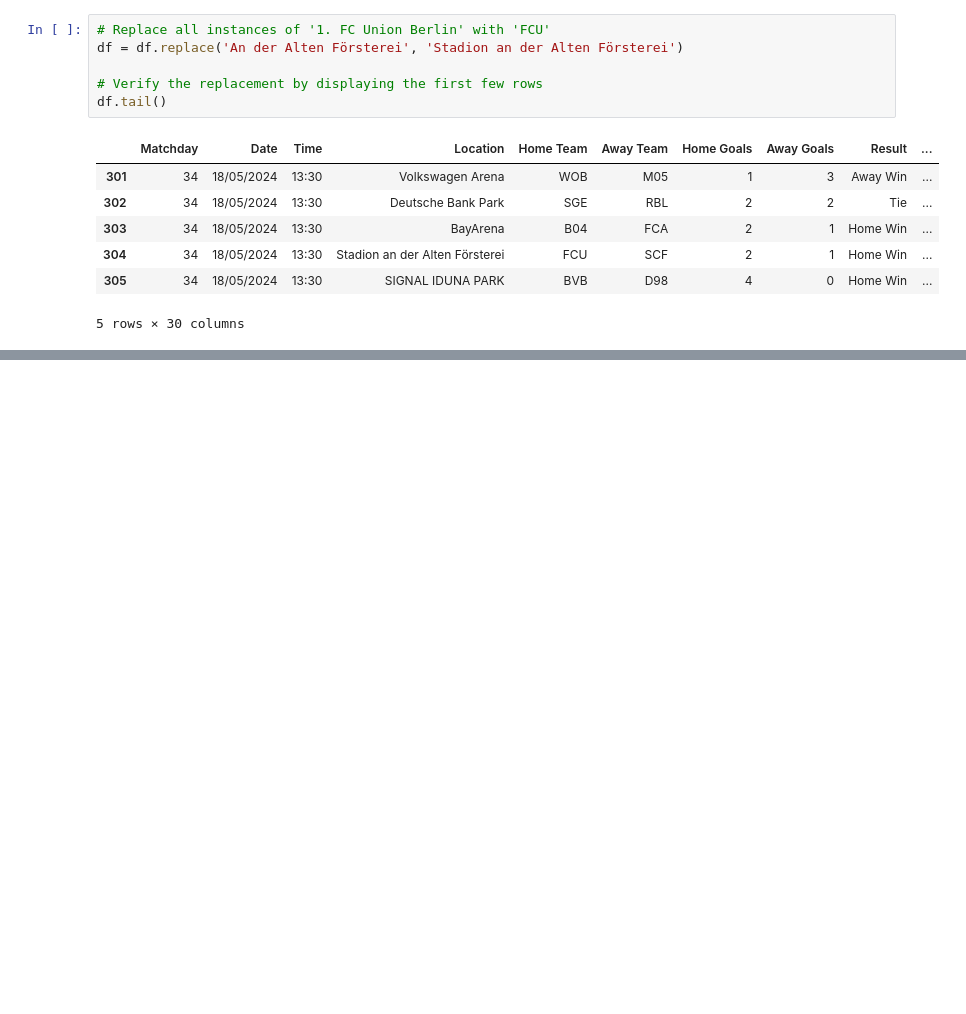
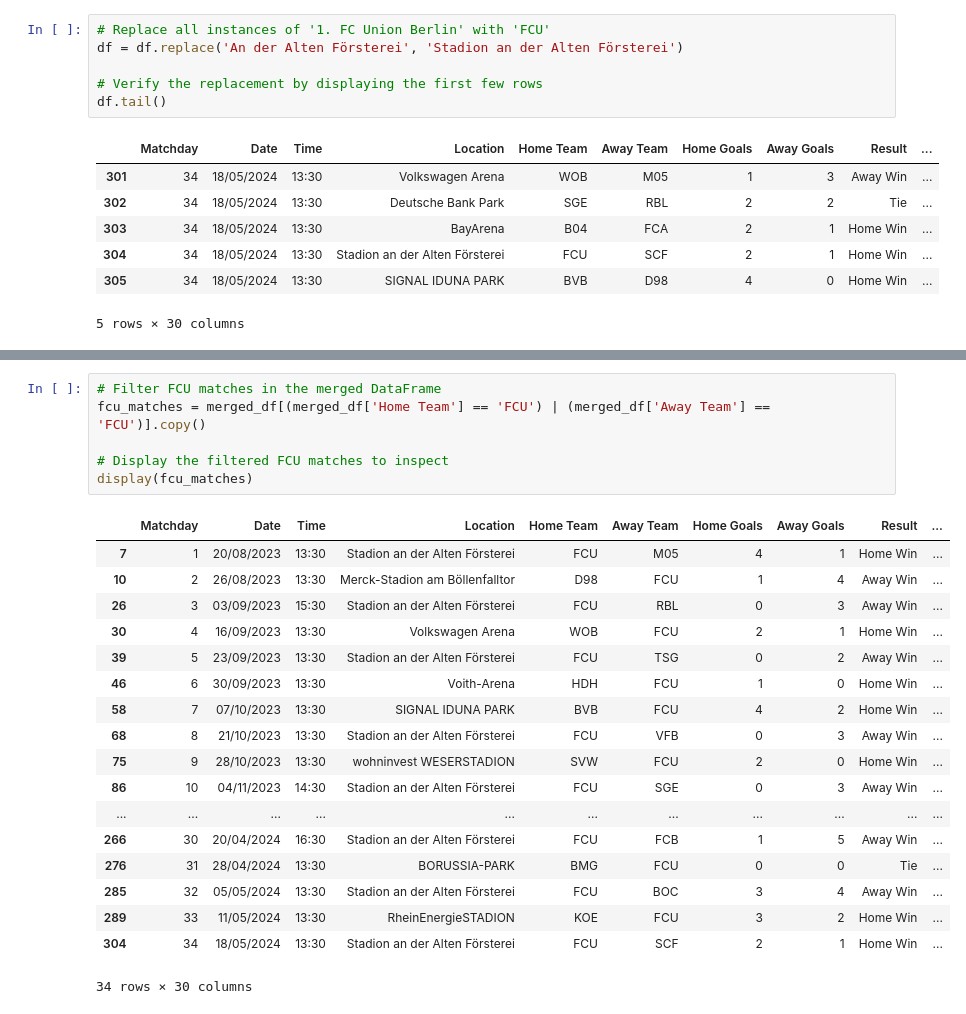
Before and after one commit to aeknab/moneyball, a Jupyter notebook: Data Wrangling.ipynb, the cells around one changed output, grey strips where cells are left out. Saved outputs shown, nothing was run; the diff lists cells and outputs as text; blank space fills up the shorter version.

```diff
--- a/Data Wrangling.ipynb
+++ b/Data Wrangling.ipynb
@@ -48,0 +259,25 @@ df.tail()
+# %%
+# Filter FCU matches in the merged DataFrame
+fcu_matches = merged_df[(merged_df['Home Team'] == 'FCU') | (merged_df['Away Team'] == 'FCU')].copy()
+
+# Display the filtered FCU matches to inspect
+display(fcu_matches)
+# %% [output]
+|  | Matchday | Date | Time | Location | Home Team | Away Team | Home Goals | Away Goals | Result | ... |
+| 7 | 1 | 20/08/2023 | 13:30 | Stadion an der Alten Försterei | FCU | M05 | 4 | 1 | Home Win | ... |
+| 10 | 2 | 26/08/2023 | 13:30 | Merck-Stadion am Böllenfalltor | D98 | FCU | 1 | 4 | Away Win | ... |
+| 26 | 3 | 03/09/2023 | 15:30 | Stadion an der Alten Försterei | FCU | RBL | 0 | 3 | Away Win | ... |
+| 30 | 4 | 16/09/2023 | 13:30 | Volkswagen Arena | WOB | FCU | 2 | 1 | Home Win | ... |
+| 39 | 5 | 23/09/2023 | 13:30 | Stadion an der Alten Försterei | FCU | TSG | 0 | 2 | Away Win | ... |
+| 46 | 6 | 30/09/2023 | 13:30 | Voith-Arena | HDH | FCU | 1 | 0 | Home Win | ... |
+| 58 | 7 | 07/10/2023 | 13:30 | SIGNAL IDUNA PARK | BVB | FCU | 4 | 2 | Home Win | ... |
+| 68 | 8 | 21/10/2023 | 13:30 | Stadion an der Alten Försterei | FCU | VFB | 0 | 3 | Away Win | ... |
+| 75 | 9 | 28/10/2023 | 13:30 | wohninvest WESERSTADION | SVW | FCU | 2 | 0 | Home Win | ... |
+| 86 | 10 | 04/11/2023 | 14:30 | Stadion an der Alten Försterei | FCU | SGE | 0 | 3 | Away Win | ... |
+| ... | ... | ... | ... | ... | ... | ... | ... | ... | ... | ... |
+| 266 | 30 | 20/04/2024 | 16:30 | Stadion an der Alten Försterei | FCU | FCB | 1 | 5 | Away Win | ... |
+| 276 | 31 | 28/04/2024 | 13:30 | BORUSSIA-PARK | BMG | FCU | 0 | 0 | Tie | ... |
+| 285 | 32 | 05/05/2024 | 13:30 | Stadion an der Alten Försterei | FCU | BOC | 3 | 4 | Away Win | ... |
+| 289 | 33 | 11/05/2024 | 13:30 | RheinEnergieSTADION | KOE | FCU | 3 | 2 | Home Win | ... |
+| 304 | 34 | 18/05/2024 | 13:30 | Stadion an der Alten Försterei | FCU | SCF | 2 | 1 | Home Win | ... |
+34 rows × 30 columns
```
Also changed, not shown: parts of 32 cells of this notebook, 16 other files.
